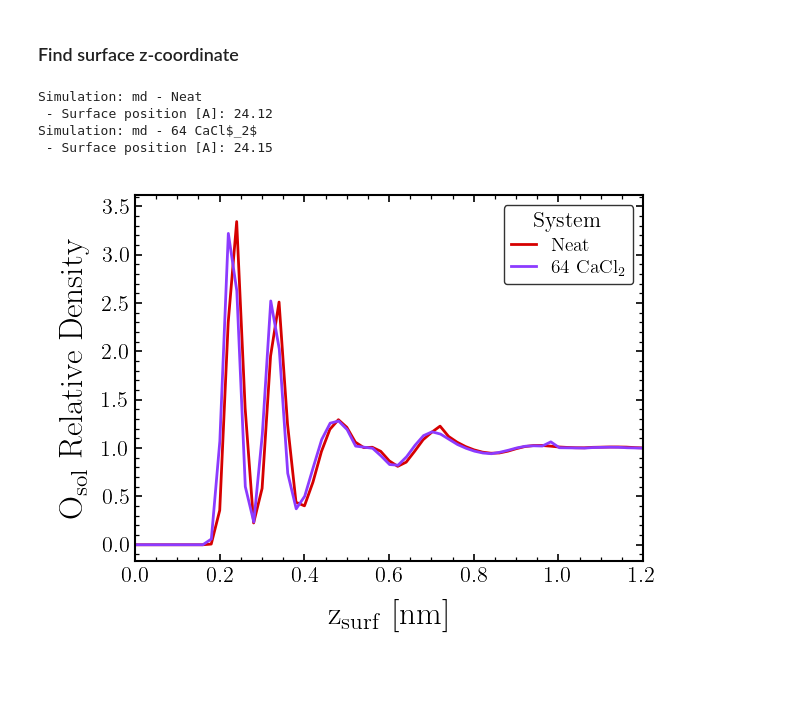
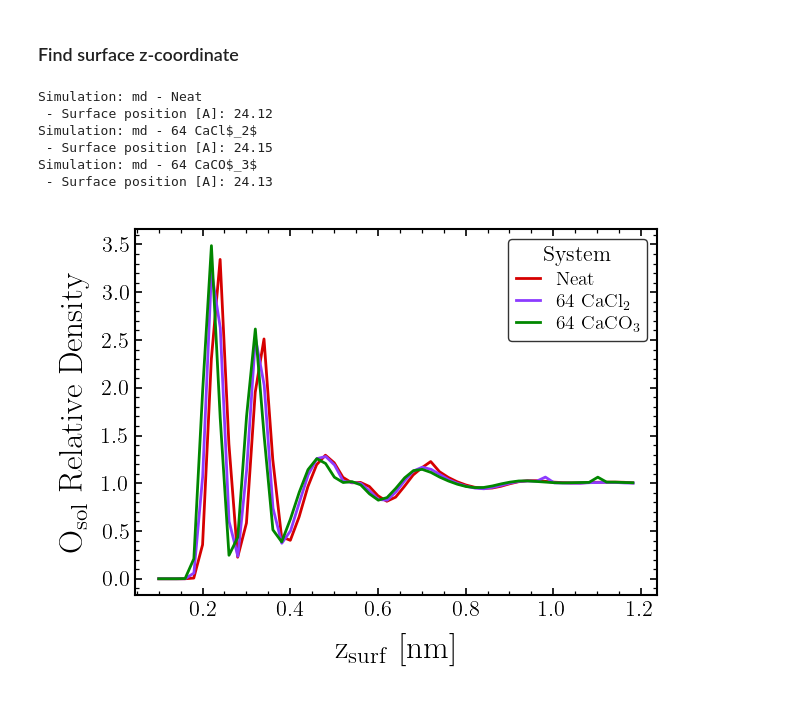
Before and after one commit to CarvFS/Analysis-Polyelectrolyte-Surface-Adsorption, a Jupyter notebook: analysis/4-no-PE/notebooks/axial_density.ipynb, the cells around one changed output. Cells and saved outputs as stored; diff of their text form; code cells hidden in the pictures.

```diff
--- a/analysis/4-no-PE/notebooks/axial_density.ipynb
+++ b/analysis/4-no-PE/notebooks/axial_density.ipynb
@@ -41,6 +41,9 @@ data_path = Path().cwd().parent / "data-START_1000-STOP_20000-STEP_1"
 fig_args = {"dpi": 600, "bbox_inches": "tight"}
 fig_ext = "png"
 dir_output = Path().cwd() / "../output/axial_density"
+
+zmin = 0.1 # nm
+zmax = 1.2 # nm
 
 labels = [
     r"Neat",
@@ -69,6 +72,8 @@ class Sim:
     sampling: str
     label: str
     z_numden_osol: list[np.ndarray]
+    z_numden_hsol: list[np.ndarray]
+    z_numden_notsol: list[np.ndarray]
     z_numden_all: list[np.ndarray]
     z_numden_cal: list[np.ndarray] = None
     z_numden_pe: list[np.ndarray] = None
@@ -104,7 +109,7 @@ def load_simulations(data_path: Path, labels: list[str]) -> list[Sim]:
     simulations = [x for x in data_path.iterdir() if x.is_dir()]
 
     # FIXME: remove this line
-    simulations = simulations[:2]
+    simulations = simulations[:3]
 
     if verbose:
         print(f"Found {len(simulations)} simulations")
@@ -128,6 +133,14 @@ def load_simulations(data_path: Path, labels: list[str]) -> list[Sim]:
                     sampling_method
                     / "mdanalysis_lineardensity/data/lineardensity_z_resname_SOL_and_name_OW.npz"
                 ),
+                z_numden_hsol=np.load(
+                    sampling_method
+                    / "mdanalysis_lineardensity/data/lineardensity_z_resname_SOL_and_name_HW1_HW2.npz"
+                ),
+                z_numden_notsol=np.load(
+                    sampling_method
+                    / "mdanalysis_lineardensity/data/lineardensity_z_not_resname_SOL.npz"
+                ),
                 z_numden_all=np.load(
                     sampling_method
                     / "mdanalysis_lineardensity/data/lineardensity_z_all.npz"
@@ -167,42 +221,44 @@ for sim in sims:
     if verbose:
         print(f"Simulation: {sim.sampling} - {sim.label}")
         print(f" - Surface position [A]: {sim.z_surface_pos:.2f}")
+
+# save data
+tags, z_pos = [], []
+for sim in sims:
+    tags.append(sim.name + "_" + sim.sampling)
+    z_pos.append(sim.z_surface_pos)
+df = pd.DataFrame({"tag": tags, "z_surface_pos_ang": z_pos})
+df.to_csv(dir_dat / "z_surface_pos.csv", index=False)
 # %% [output]
 Simulation: md - Neat
  - Surface position [A]: 24.12
 Simulation: md - 64 CaCl$_2$
  - Surface position [A]: 24.15
+Simulation: md - 64 CaCO$_3$
+ - Surface position [A]: 24.13
 # %%
-# plot the number density profiles
+# plot the number density profile of water oxygen atoms
 cmap = cc.glasbey
 figname = "osol_density_z"
-fig = plt.figure()
-ax = fig.add_subplot(111)
+fig, ax = plt.subplots()
 
 data = {}
 for i, sim in enumerate(sims):
     x = (sim.z_numden_osol["hist_bin_centers"] - sim.z_surface_pos) / 10.0
     y = sim.z_numden_osol["number_density"] / np.average(sim.z_numden_osol["number_density"][-10:])
+    idx_drop = np.where((x < zmin) | (x > zmax))
+    x = np.delete(x, idx_drop)
+    y = np.delete(y, idx_drop)
     data[f"line_{i}_x"] = x
     data[f"line_{i}_y"] = y
 
     ax.plot(x, y, label=sim.label, color=cmap[sims.index(sim)])
 
 ax.set_xlabel(r"z$_{\mathrm{surf}}$ [nm]")
 ax.set_ylabel(r"O$_{\mathrm{sol}}$ Relative Density")
-ax.set_xlim(0, 1.2)
 ax.legend(title="System")
 
-# pad data with NaNs
-max_length = max([len(value) for value in data.values()])
-for key, value in data.items():
-    data[key] = np.pad(value, (0, max_length - len(value)), mode="constant", constant_values=np.nan)
-
-# save the figure
-df = pd.DataFrame(data)
-df.to_csv(dir_dat / f"{figname}.csv", index=False)
-fig.savefig(dir_fig / f"{figname}.{fig_ext}", **fig_args)
-
+save_fig(data, fig, figname, dir_dat, dir_fig, fig_ext, fig_args)
 plt.show()
 # %% [output]
-[figure, old version]
+[figure, new version]
```
Also changed, not shown: parts of 6 cells of this notebook, 3 other files.
